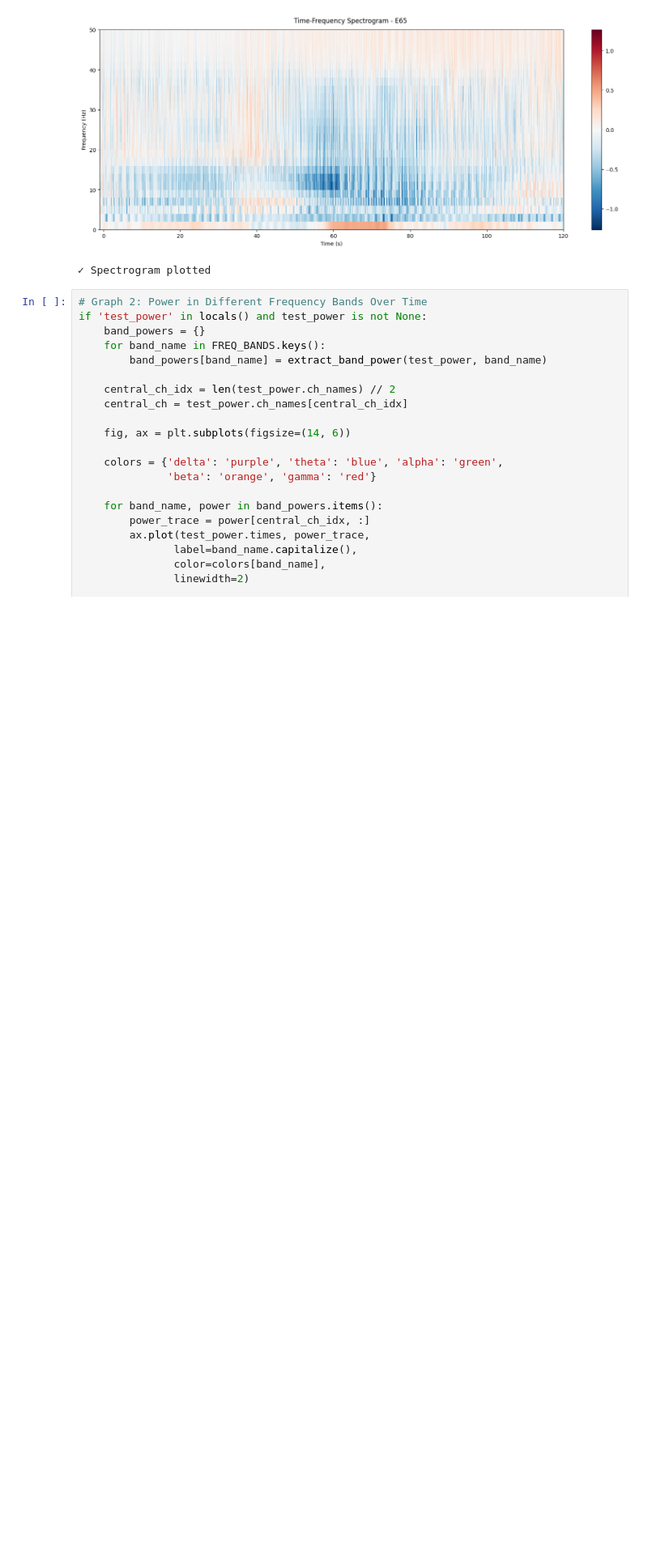
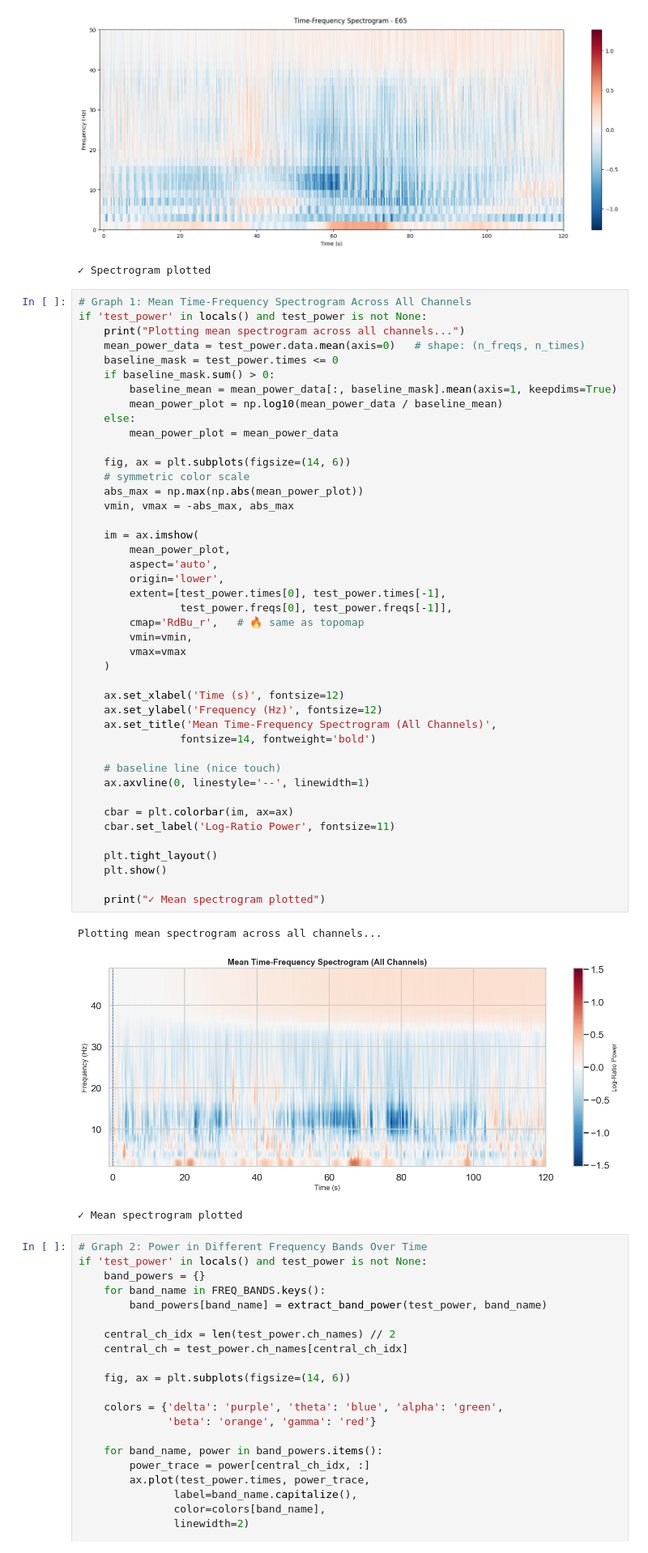
Before and after one commit to Vica1106/Music_Familiarity_Preference, a Jupyter notebook: Code/analysis_jessie/analysis.ipynb, the cells around one changed output. Shown at 81% size. Drawn from its saved outputs; the diff is of its cells as text; blank space fills up the shorter version.

Commit message:
update the mean of the channel graphs

```diff
--- a/Code/analysis_jessie/analysis.ipynb
+++ b/Code/analysis_jessie/analysis.ipynb
@@ -619,6 +619,53 @@ if 'test_power' in locals() and test_power is not None:
 Plotting spectrogram for channel: E65
 [figure]
 ✓ Spectrogram plotted
+# %%
+# Graph 1: Mean Time-Frequency Spectrogram Across All Channels
+if 'test_power' in locals() and test_power is not None:
+    print("Plotting mean spectrogram across all channels...")
+    mean_power_data = test_power.data.mean(axis=0)   # shape: (n_freqs, n_times)
+    baseline_mask = test_power.times <= 0
+    if baseline_mask.sum() > 0:
+        baseline_mean = mean_power_data[:, baseline_mask].mean(axis=1, keepdims=True)
+        mean_power_plot = np.log10(mean_power_data / baseline_mean)
+    else:
+        mean_power_plot = mean_power_data
+
+    fig, ax = plt.subplots(figsize=(14, 6))
+    # symmetric color scale
+    abs_max = np.max(np.abs(mean_power_plot))
+    vmin, vmax = -abs_max, abs_max
+
+    im = ax.imshow(
+        mean_power_plot,
+        aspect='auto',
+        origin='lower',
+        extent=[test_power.times[0], test_power.times[-1],
+                test_power.freqs[0], test_power.freqs[-1]],
+        cmap='RdBu_r',   # 🔥 same as topomap
+        vmin=vmin,
+        vmax=vmax
+    )
+
+    ax.set_xlabel('Time (s)', fontsize=12)
+    ax.set_ylabel('Frequency (Hz)', fontsize=12)
+    ax.set_title('Mean Time-Frequency Spectrogram (All Channels)',
+                fontsize=14, fontweight='bold')
+
+    # baseline line (nice touch)
+    ax.axvline(0, linestyle='--', linewidth=1)
+
+    cbar = plt.colorbar(im, ax=ax)
+    cbar.set_label('Log-Ratio Power', fontsize=11)
+
+    plt.tight_layout()
+    plt.show()
+
+    print("✓ Mean spectrogram plotted")
+# %% [output]
+Plotting mean spectrogram across all channels...
+[figure, added]
+✓ Mean spectrogram plotted
 # %%
 # Graph 2: Power in Different Frequency Bands Over Time
 if 'test_power' in locals() and test_power is not None:
```
Also changed, not shown: parts of 1 cell of this notebook.
